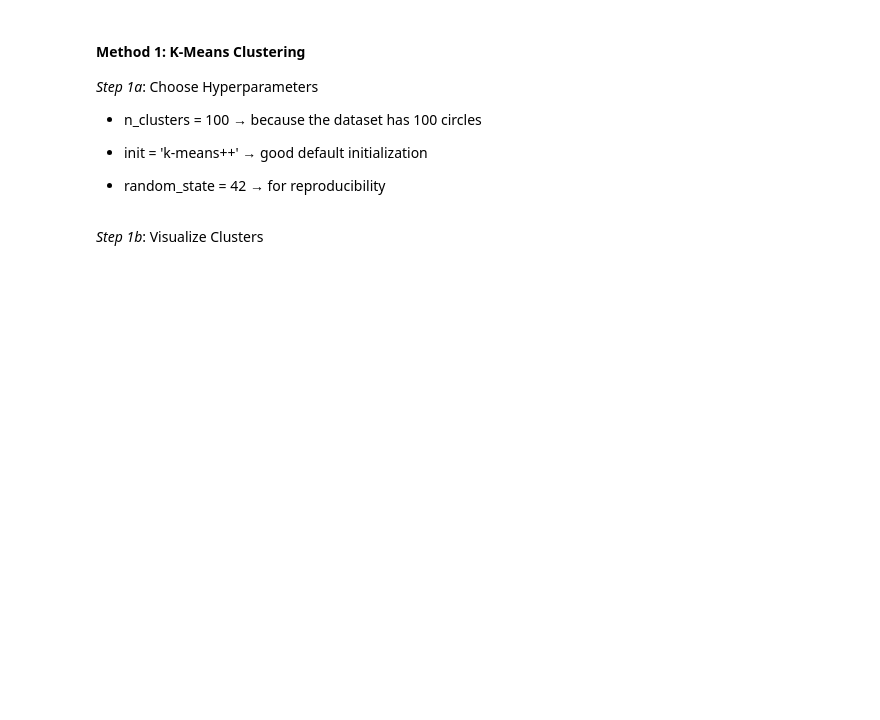
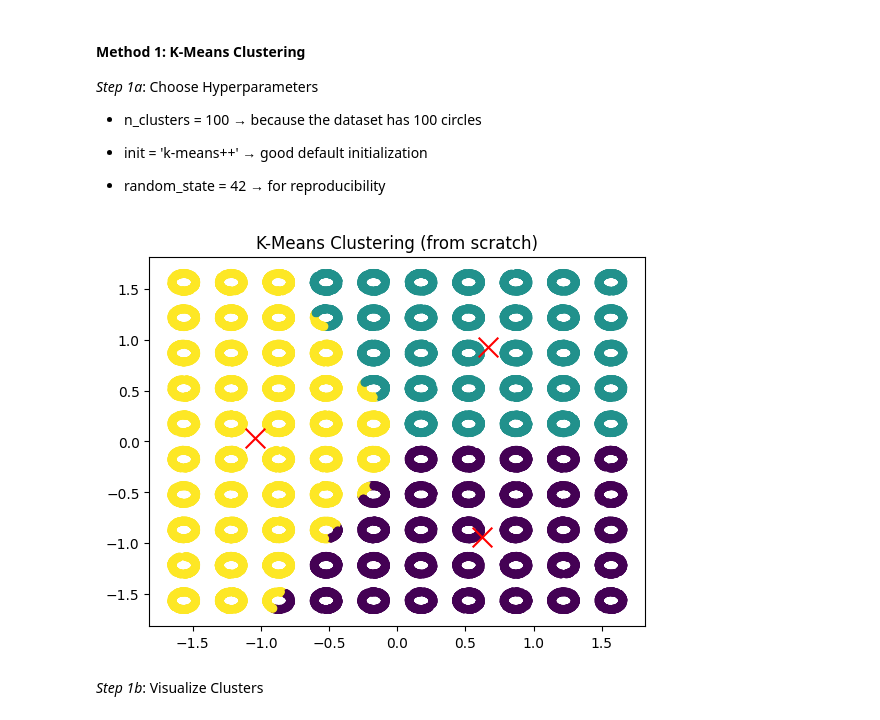
Before and after one commit to neha-palak/IML_A2, a Jupyter notebook: assignment2.ipynb, the cells around one changed output. Drawn from its saved outputs; the diff is of its cells as text; code cells hidden in the pictures; blank space fills up the shorter version.

Commit message:
Updated clustering for circles

```diff
--- a/assignment2.ipynb
+++ b/assignment2.ipynb
@@ -330,3 +315,11 @@ outliers = circles[(abs(circles['z_x']) > threshold) | (abs(circles['z_y']) > th
 print("Number of outliers detected:", len(outliers))
 # %% [output]
 Number of outliers detected: 0
+# %%
+for column in ['x', 'y']:
+    circles[column] = (circles[column] - circles[column].mean()) / circles[column].std()
+X = circles[['x', 'y']].values  # features for clustering
+circles_preprocessed = pd.DataFrame(X, columns=['x', 'y'])
+circles_preprocessed['class'] = circles['class'].values
+circles_preprocessed.to_csv('circles_preprocessed.csv', index=False)
+print("Preprocessed dataset saved as 'circles_preprocessed.csv'")
@@ -418,8 +376,39 @@ _Step 1a_: Choose Hyperparameters
 
 * random_state = 42 → for reproducibility
 # %%
-kmeans = KMeans(n_clusters=100, init='k-means++', random_state=42)
-kmeans_labels = kmeans.fit_predict(circles[['x', 'y']])
+# Convert to numpy arrays
+X = circles_preprocessed[['x', 'y']].values
+
+# Parameters
+k = 3
+max_iters = 100
+
+# Step 1: Randomly initialize centroids
+np.random.seed(42)
+centroids = X[np.random.choice(X.shape[0], k, replace=False)]
+
+for i in range(max_iters):
+    # Step 2: Assign each point to nearest centroid
+    distances = np.linalg.norm(X[:, np.newaxis] - centroids, axis=2)
+    labels = np.argmin(distances, axis=1)
+
+    # Step 3: Recalculate centroids
+    new_centroids = np.array([X[labels == j].mean(axis=0) for j in range(k)])
+
+    # Step 4: Check for convergence
+    if np.allclose(centroids, new_centroids):
+        break
+    centroids = new_centroids
+
+# Visualization
+plt.scatter(X[:,0], X[:,1], c=labels, cmap='viridis', s=30)
+plt.scatter(centroids[:,0], centroids[:,1], c='red', marker='x', s=200)
+plt.title('K-Means Clustering (from scratch)')
+plt.show()
+
+labels_kmeans = labels  # save final cluster assignments
+# %% [output]
+[figure, added]
 # %% [markdown]
 _Step 1b_: Visualize Clusters
 # %%
```
Also changed, not shown: parts of 10 cells of this notebook, 1 other file.
